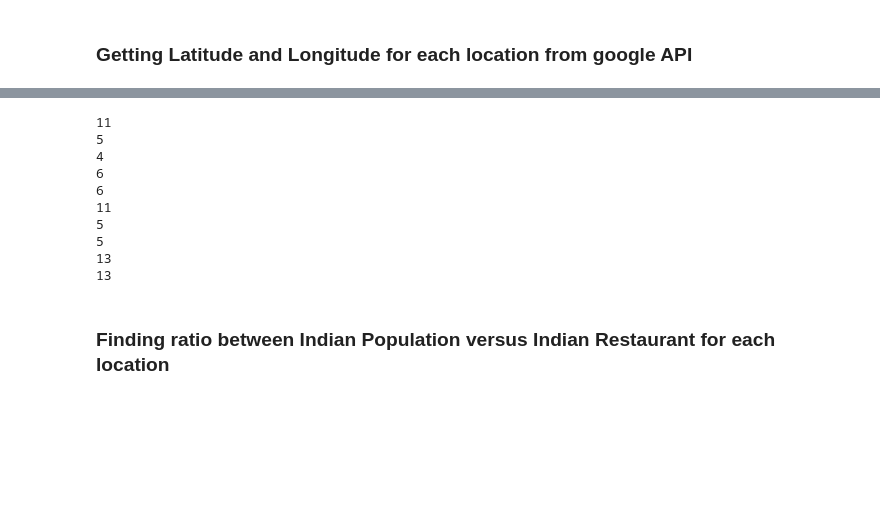
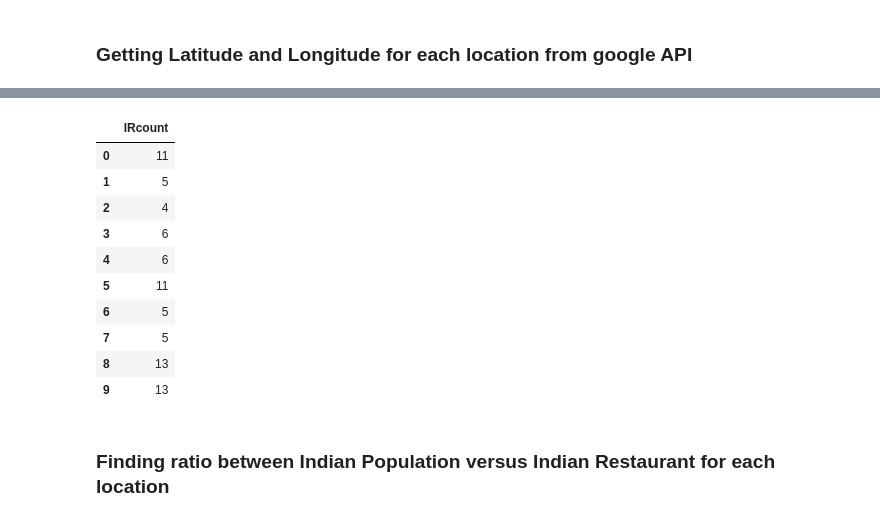
Before and after one commit to Dhina78/Coursera_Capstone, a Jupyter notebook: WIP.ipynb, the cells around one changed output, grey strips where cells are left out. Drawn from its saved outputs; the diff is of its cells as text; code cells hidden in the pictures; blank space fills up the shorter version.

```diff
--- a/WIP.ipynb
+++ b/WIP.ipynb
@@ -155,48 +164,61 @@ See the caveats in the documentation: http://pandas.pydata.org/pandas-docs/stabl
 # %%
 IndRestaurant = []
+dfsum = pd.DataFrame(columns=['IRcount'])
+for lat in dfTop10['Latitude']:
+    for d in range(1): #storing every locations Indian restaurant count to dataframe dfsum
+        dfsum = dfsum.append({'IRcount': sum(Ind)}, ignore_index=True)
 
-# Passing top 10 location detail to get Indian restaurant count in each location
-
-for lat in dfTop10['Latitude']:
-    print (dataframe.categories.count())
     for lon in dfTop10['Longitude']:
-        try: #Iterating through Locations to collect the venue detail
+        try:
             url = 'https://api.foursquare.com/v2/venues/search?client_id={}&client_secret={}&ll={},{}&v={}&query={}&radius={}&limit={}'.format(CLIENT_ID, CLIENT_SECRET, lat, lon, VERSION, search_query, radius, LIMIT)
             results = requests.get(url).json()
             venues = results['response']['venues']
+
+            # tranform venues into a dataframe
             dataframe = json_normalize(venues)
 
-            #function that extracts the category of the venue
+            # keep only columns that include venue name, and anything that is associated with location
+            filtered_columns = ['name', 'categories'] + [col for col in dataframe.columns if col.startswith('name:Indian Restaurant')]
+            dataframe_filtered = dataframe.loc[:, filtered_columns]
+
+            len(results["response"]['venues'])
+
+            results["response"]['venues'][1]
+
+            # function that extracts the category of the venue
+
             def get_category_type(row):
                 try:
                     categories_list = row['categories']
                 except:
                     categories_list = row['venues.name']
 
                 if len(categories_list) == 0:
                     return None
                 else:
                     return categories_list[0]['name']
-            # filter the category for each row
-            dataframe['categories'] = dataframe.apply(get_category_type, axis=1)
+            dataframe_filtered['categories'] = dataframe_filtered.apply(get_category_type, axis=1)
+
             # clean column names by keeping only last term
-            dataframe.columns = [column.split('.')[-1] for column in dataframe.columns]
-            # filtering Indian Restaurant only
-            Ind = dataframe['categories']=='Indian Restaurant'
-            dataframe = dataframe[Ind]
-
+            dataframe_filtered.columns = [column.split('.')[-1] for column in dataframe_filtered.columns]
+            #Filter only Indian Restaurant
+            Ind = dataframe_filtered['categories']=='Indian Restaurant'
         except:
                pass
+
+# Indian restaurant count for top 10 locations, extracted from FourSquare results.
+dfsum
 # %% [output]
-11
-5
-4
-6
-6
-11
-5
-5
-13
-13
+|  | IRcount |
+| 0 | 11 |
+| 1 | 5 |
+| 2 | 4 |
+| 3 | 6 |
+| 4 | 6 |
+| 5 | 11 |
+| 6 | 5 |
+| 7 | 5 |
+| 8 | 13 |
+| 9 | 13 |
 # %% [markdown]
 ### Finding ratio between Indian Population versus Indian Restaurant for each location
```
Also changed, not shown: parts of 11 cells of this notebook.
